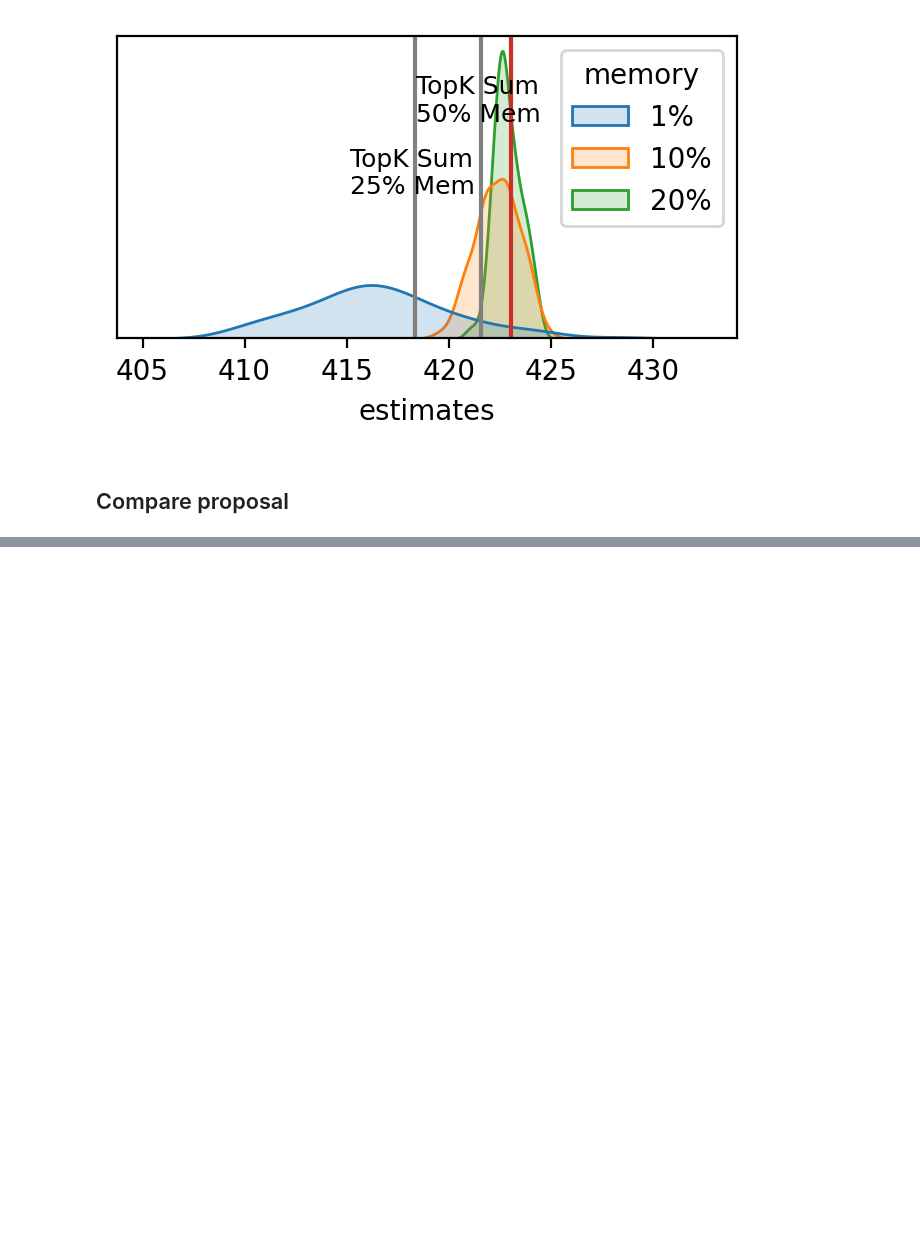
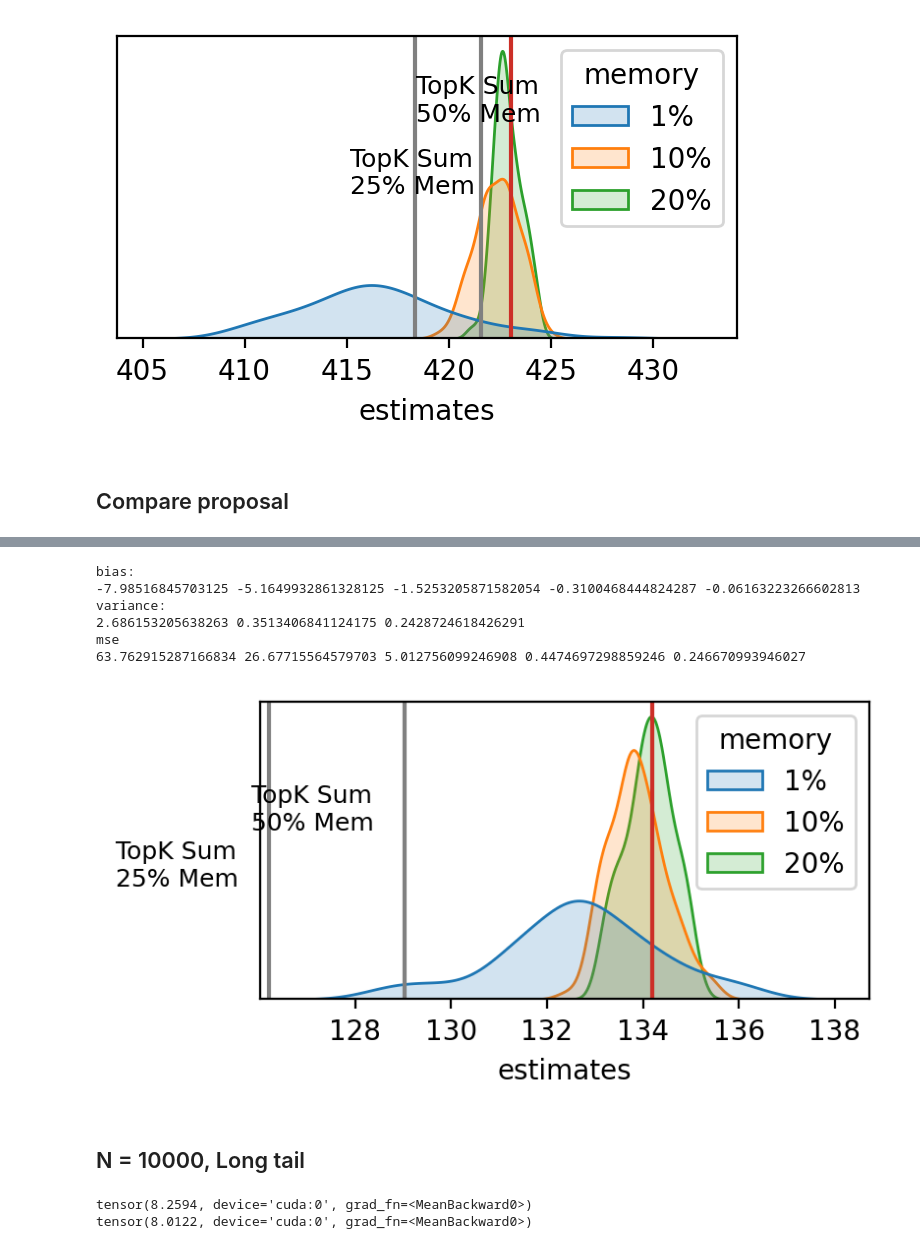
Before and after one commit to FranxYao/RDP, a Jupyter notebook: src/rebuttal/TreeCRF.ipynb, the cells around one changed output, grey strips where cells are left out. Cells and saved outputs as stored; diff of their text form; code cells hidden in the pictures; blank space fills up the shorter version.

```diff
--- a/src/rebuttal/TreeCRF.ipynb
+++ b/src/rebuttal/TreeCRF.ipynb
@@ -349,0 +404,30 @@ mse
+# %%
+compare_topk(treecrf_i, proposal='uniform', N=100, yloc=[0.1, 0.15], offset=-3.2)
+# %% [output]
+bias:
+-7.98516845703125 -5.1649932861328125 -1.5253205871582054 -0.3100468444824287 -0.06163223266602813
+variance:
+2.686153205638263 0.3513406841124175 0.2428724618426291
+mse
+63.762915287166834 26.67715564579703 5.012756099246908 0.4474697298859246 0.246670993946027
+[figure, added]
+# %% [markdown]
+## N = 10000, Long tail
+# %%
+batch_size = 1
+max_len = 5
+num_states = 10000
+hidden_size = 50
+treecrf_l = TreeCRFSimulation(batch_size, max_len, num_states, hidden_size).to('cuda')
+print(treecrf_l.entropy_approx())
+
+optimizer = Adam(treecrf_l.parameters(), lr=1e-4)
+for _ in tqdm(range(50)):
+    treecrf_l.zero_grad()
+    ent = treecrf_l.entropy_approx()
+    ent.backward()
+    optimizer.step()
+print(ent)
+# %% [output]
+tensor(8.2594, device='cuda:0', grad_fn=<MeanBackward0>)
+tensor(8.0122, device='cuda:0', grad_fn=<MeanBackward0>)
```
Also changed, not shown: parts of 14 cells of this notebook, 4 other files.
